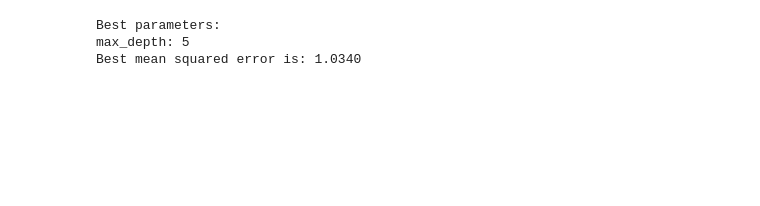
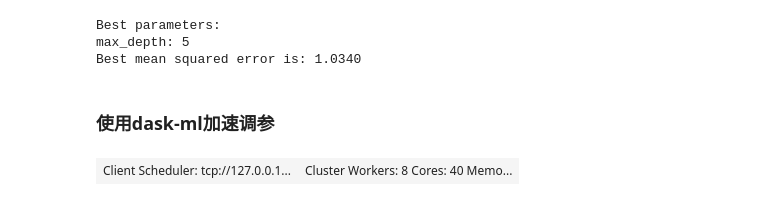
Before and after one commit to FuzuoZhang/Rainfall_Prediction, a Jupyter notebook: xgboost.ipynb, the cells around one changed output. Saved outputs shown, nothing was run; the diff lists cells and outputs as text; code cells hidden in the pictures; blank space fills up the shorter version.

```diff
--- a/xgboost.ipynb
+++ b/xgboost.ipynb
@@ -289,3 +279,15 @@ print("Best mean squared error is: %0.4f" % -gsearch.best_score_)
 Best parameters:
 max_depth: 5
 Best mean squared error is: 1.0340
+# %% [markdown]
+### 使用dask-ml加速调参
+# %%
+from sklearn.model_selection import GridSearchCV
+import dask_ml.model_selection as dcv
+from dask.distributed import Client
+import joblib
+
+client = Client()
+client
+# %% [output]
+| Client Scheduler: tcp://127.0.0.1... | Cluster Workers: 8 Cores: 40 Memo... |
```
Also changed, not shown: parts of 22 cells of this notebook.
